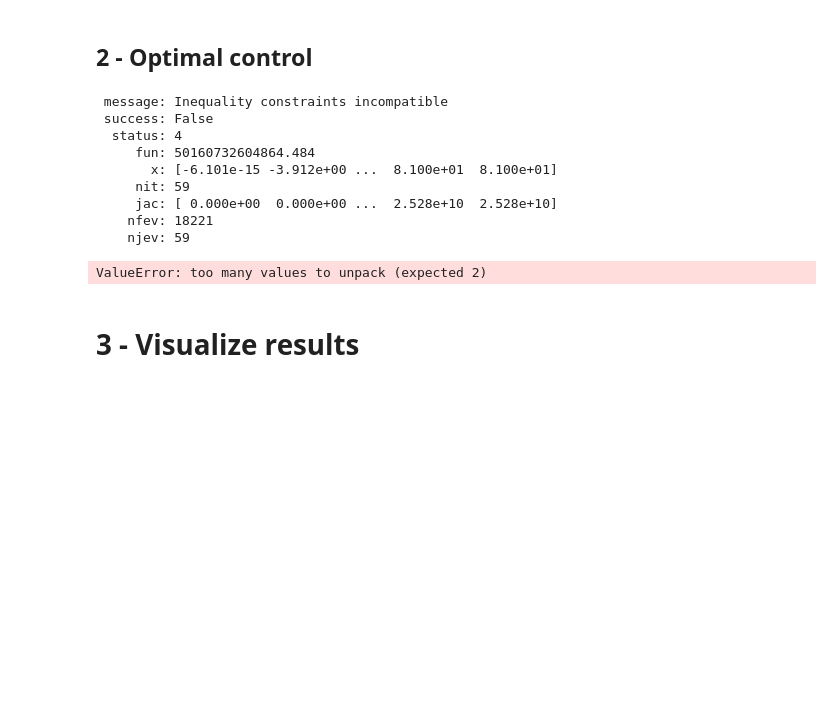
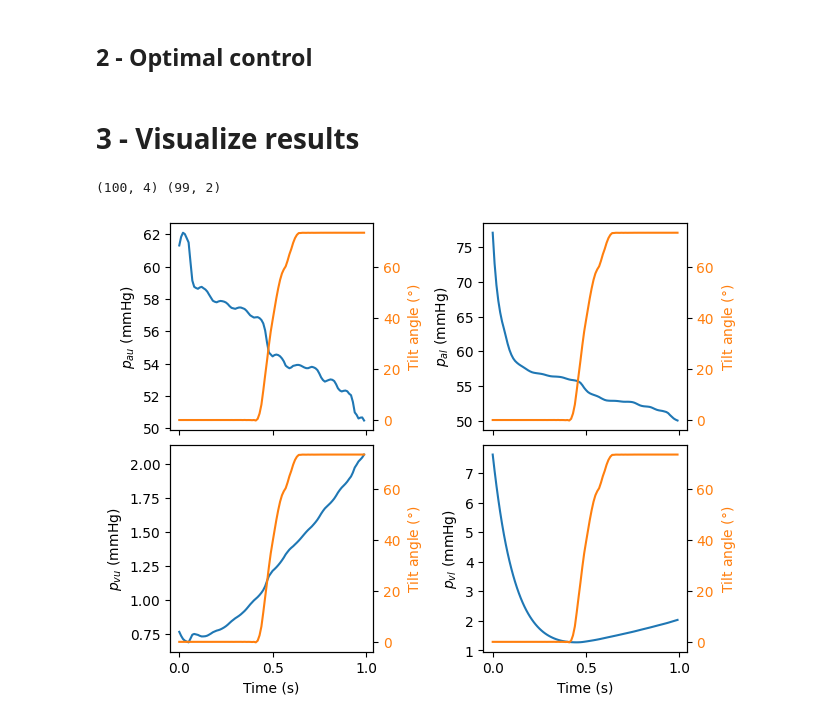
Before and after one commit to sabrinaliu/AA203-CV-OC, a Jupyter notebook: visualizeData.ipynb, the cells around one changed output. Drawn from its saved outputs; the diff is of its cells as text; code cells hidden in the pictures; blank space fills up the shorter version.

```diff
--- a/visualizeData.ipynb
+++ b/visualizeData.ipynb
@@ -67,7 +67,7 @@ plt.show()
 ## 2 - Optimal control
 # %%
 # downsample to time resolution of NOC problem
-h = 0.1 # in seconds
+h = 0.01 # in seconds
 
 # 250 Hz --> 10Hz: do decimate by 5 twice
 bpDownsampleInter = sp.signal.decimate(bpSignal, 5)
@@ -89,56 +89,50 @@ RCVals = (1.7, 0.26, 51, 4.3, 0.15, 7.1, 0.028)
 # x_init = np.zeros(4)
 # %%
 Qd = computeCO(weight, height, sex)
-x, u = solveNOC(bpDownsample, RCVals, Qd, h)
+x0, x1, x2, x3, u0, u1 = solveNOC(bpDownsample, RCVals, Qd, h)
-# %% [output]
- message: Inequality constraints incompatible
- success: False
-  status: 4
-     fun: 50160732604864.484
-       x: [-6.101e-15 -3.912e+00 ...  8.100e+01  8.100e+01]
-     nit: 59
-     jac: [ 0.000e+00  0.000e+00 ...  2.528e+10  2.528e+10]
-    nfev: 18221
-    njev: 59
-ValueError: too many values to unpack (expected 2)
 # %% [markdown]
 # 3 - Visualize results
 # %%
 # x_cvx = cp.Variable((N+1, 4)) # pau, pal, pvu, pvl
 # u_cvx = cp.Variable((N, 2)) # Raup, Q
 
 # PLOT STATES
+x = np.vstack((x0, x1, x2, x3)).T
+u = np.vstack((u0, u1)).T
+# u = u0
 
-x = np.zeros((bpDownsample.size + 1, 4))
-u = np.zeros((bpDownsample.size, 2))
-
-timeStates = np.arange(0, bpDownsample.size + 1) * h
+# print(x.shape, u.shape)
+# x = np.zeros((bpDownsample.size + 1, 4))
+# u = np.zeros((bpDownsample.size, 2))
 
 f, axs = plt.subplots(2, 2, sharex = True, constrained_layout=True)
+timeStates = np.arange(0, bpDownsample.size) * h
 
 axs[0,0].plot(timeStates, x[:,0])
 axs[0,0].set_ylabel('$p_{au}$ (mmHg)')
 
 axs[0,1].plot(timeStates, x[:,1])
 axs[0,1].set_ylabel('$p_{al}$ (mmHg)')
 
 axs[1,0].plot(timeStates, x[:,2])
 axs[1,0].set_ylabel('$p_{vu}$ (mmHg)')
 axs[1,0].set_xlabel('Time (s)')
 
 axs[1,1].plot(timeStates, x[:,3])
 axs[1,1].set_ylabel('$p_{vl}$ (mmHg)')
 axs[1,1].set_xlabel('Time (s)')
 
 for i in range(2):
     for j in range(2):
         axTiltAngle = axs[i,j].twinx()
-        axTiltAngle.plot(timeStates[:-1], tiltAngleDownsample, color='tab:orange')
+        axTiltAngle.plot(timeStates, tiltAngleDownsample, color='tab:orange')
         axTiltAngle.set_ylabel('Tilt angle ($\degree$)', color='tab:orange')
         axTiltAngle.tick_params(axis='y', labelcolor='tab:orange')
 
-
 plt.show()
+# %% [output]
+(100, 4) (99, 2)
+[figure, added]
 # %%
 # PLOT CONTROLS
 
```
Also changed, not shown: parts of 2 cells of this notebook, 2 other files.
